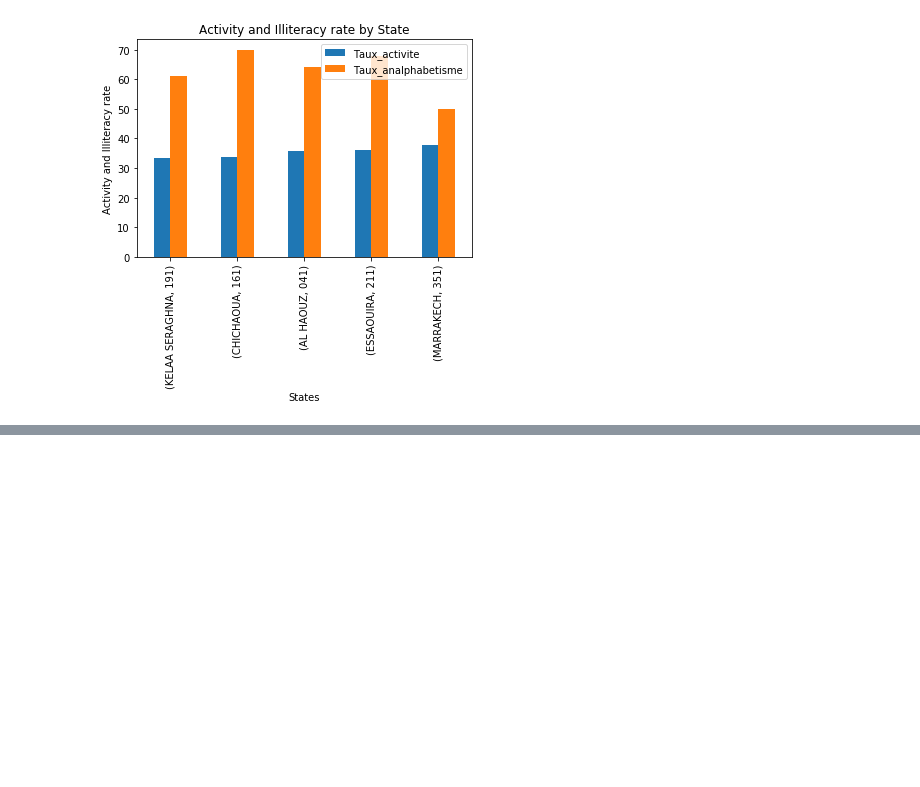
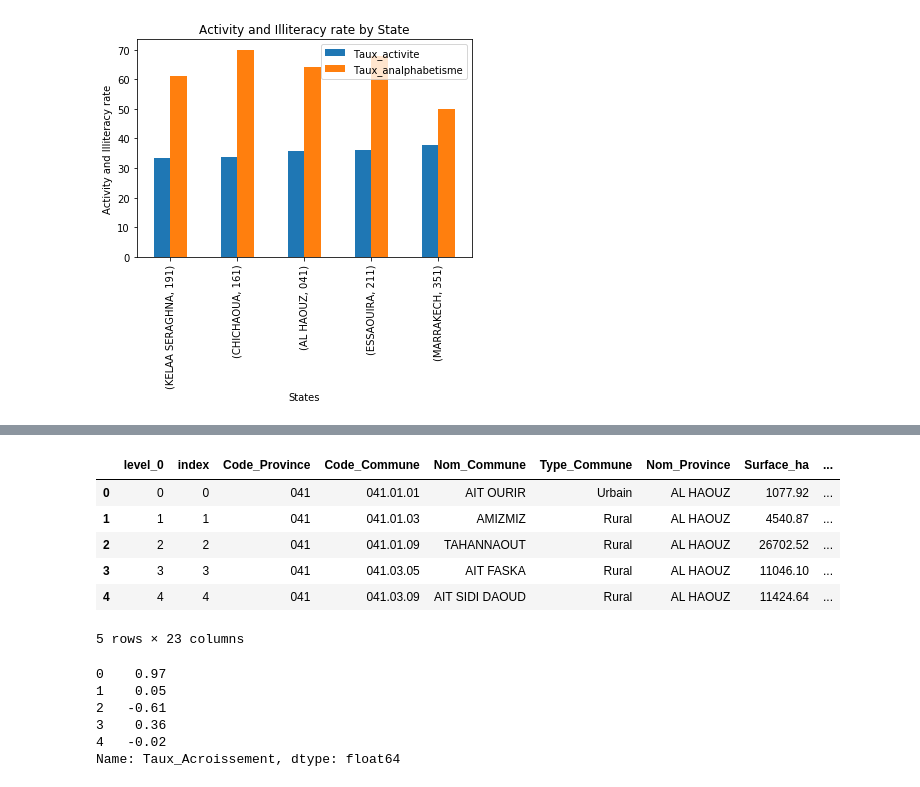
Before and after one commit to abidarelmehdi/moroccan-census-2004, a Jupyter notebook: projet.ipynb, the cells around one changed output, grey strips where cells are left out. Drawn from its saved outputs; the diff is of its cells as text; code cells hidden in the pictures; blank space fills up the shorter version.

```diff
--- a/projet.ipynb
+++ b/projet.ipynb
@@ -341,0 +354,23 @@ dfc2.tail()
+# %%
+# dfc_from_url.drop_duplicates('Code_Commune')['Code_Commune'].describe()
+dfc2 = pd.merge(dfc.drop_duplicates('Code_Commune'), dfc_from_url.drop_duplicates('Code_Commune'), on='Code_Commune')
+dfc2.head()
+# %% [output]
+|  | level_0 | index | Code_Province | Code_Commune | Nom_Commune | Type_Commune | Nom_Province | Surface_ha | ... |
+| 0 | 0 | 0 | 041 | 041.01.01 | AIT OURIR | Urbain | AL HAOUZ | 1077.92 | ... |
+| 1 | 1 | 1 | 041 | 041.01.03 | AMIZMIZ | Rural | AL HAOUZ | 4540.87 | ... |
+| 2 | 2 | 2 | 041 | 041.01.09 | TAHANNAOUT | Rural | AL HAOUZ | 26702.52 | ... |
+| 3 | 3 | 3 | 041 | 041.03.05 | AIT FASKA | Rural | AL HAOUZ | 11046.10 | ... |
+| 4 | 4 | 4 | 041 | 041.03.09 | AIT SIDI DAOUD | Rural | AL HAOUZ | 11424.64 | ... |
+5 rows × 23 columns
+# %%
+#Question 26: Calculating Population growth rate by Commune
+dfc2['Taux_Acroissement'] = ((dfc2['Population_2014'] - dfc2['Population']) / dfc2['Population']).round(2)
+dfc2['Taux_Acroissement'].head()
+# %% [output]
+0    0.97
+1    0.05
+2   -0.61
+3    0.36
+4   -0.02
+Name: Taux_Acroissement, dtype: float64
```
Also changed, not shown: parts of 17 cells of this notebook, 5 other files.
